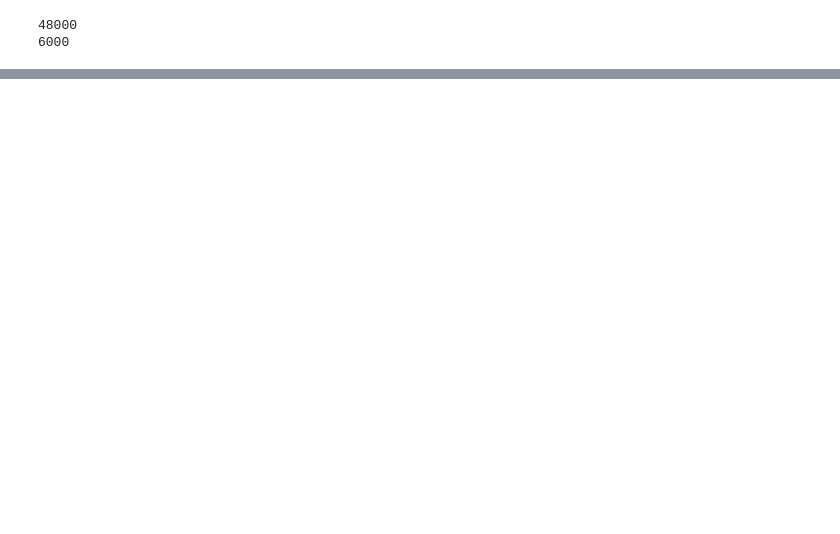
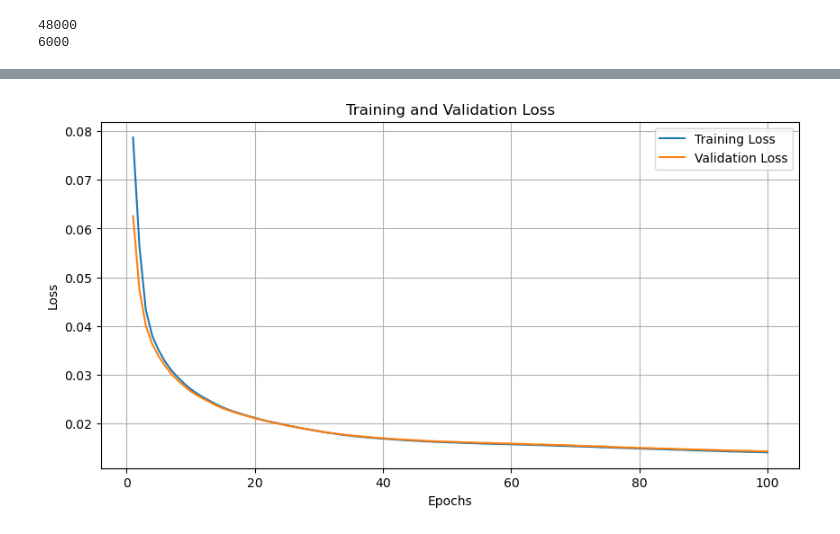
Before and after one commit to FlorianGelb/GNNProject, a Jupyter notebook: EXP_NO_NOISE.ipynb, the cells around one changed output, grey strips where cells are left out. Drawn from its saved outputs; the diff is of its cells as text; code cells hidden in the pictures; blank space fills up the shorter version.

```diff
--- a/EXP_NO_NOISE.ipynb
+++ b/EXP_NO_NOISE.ipynb
@@ -375,3 +363,20 @@ Epoch 100, Train Loss: 0.0112, Val Loss: 0.0115
+# %%
+import matplotlib.pyplot as plt
+
+# Assuming train_losses and val_losses are the lists returned from the train_autoencoder method
+epochs = range(1, 100 + 1)
+
+plt.figure(figsize=(10, 5))
+plt.plot(epochs, train_losses, label='Training Loss')
+plt.plot(epochs, val_losses, label='Validation Loss')
+plt.title('Training and Validation Loss')
+plt.xlabel('Epochs')
+plt.ylabel('Loss')
+plt.legend()
+plt.grid(True)
+plt.show()
+# %% [output]
+[figure, added]
 # %%
 with open("Classifiers/MNISTClassifier_no_noise.pkl", "rb") as f:
     mnist_classifier = pickle.load(f)
```
Also changed, not shown: parts of 16 cells of this notebook, 12 other files.
